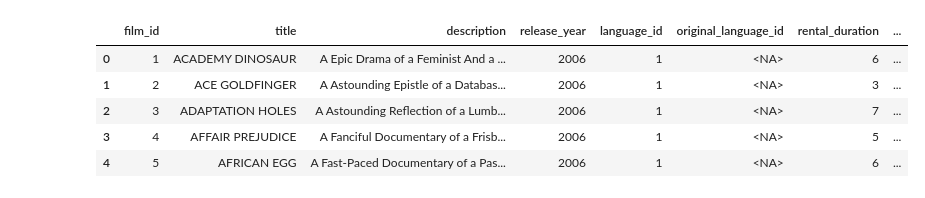
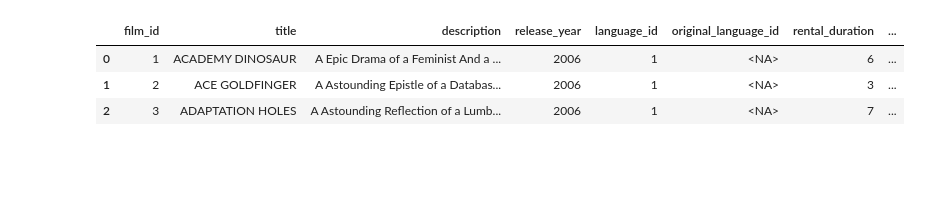
Before and after one commit to LAjoyan/duckdb_analytics_lilit_ajoyan_mlops25, a Jupyter notebook: code_alongs/18_pandas_duckdb/duckdb_pandas.ipynb, the cells around one changed output. Saved outputs shown, nothing was run; the diff lists cells and outputs as text; code cells hidden in the pictures; blank space fills up the shorter version.

```diff
--- a/code_alongs/18_pandas_duckdb/duckdb_pandas.ipynb
+++ b/code_alongs/18_pandas_duckdb/duckdb_pandas.ipynb
@@ -1,22 +1,20 @@
 # %%
 import duckdb
 from pathlib import Path
 
 duckdb_path = "new.duckdb"
 Path(duckdb_path).unlink(missing_ok=True)
 
-with duckdb.connect(duckdb_path) as conn, open("load_sakila.sql") as f:
-    conn.sql(f.read())
+with duckdb.connect(duckdb_path) as conn, open("load_sakila.sql") as ingest:
+    conn.sql(ingest.read())
 
-    description = conn.sql("DESC;").df()
+    desc = conn.sql("DESC;").df()
     films = conn.sql("FROM film;").df()
 
-films.head()
+films.head(3)
 # %% [output]
 |  | film_id | title | description | release_year | language_id | original_language_id | rental_duration | ... |
 | 0 | 1 | ACADEMY DINOSAUR | A Epic Drama of a Feminist And a ... | 2006 | 1 | <NA> | 6 | ... |
 | 1 | 2 | ACE GOLDFINGER | A Astounding Epistle of a Databas... | 2006 | 1 | <NA> | 3 | ... |
 | 2 | 3 | ADAPTATION HOLES | A Astounding Reflection of a Lumb... | 2006 | 1 | <NA> | 7 | ... |
-| 3 | 4 | AFFAIR PREJUDICE | A Fanciful Documentary of a Frisb... | 2006 | 1 | <NA> | 5 | ... |
-| 4 | 5 | AFRICAN EGG | A Fast-Paced Documentary of a Pas... | 2006 | 1 | <NA> | 6 | ... |
 # %%
```
Also changed, not shown: parts of 18 cells of this notebook, 1 other file.
